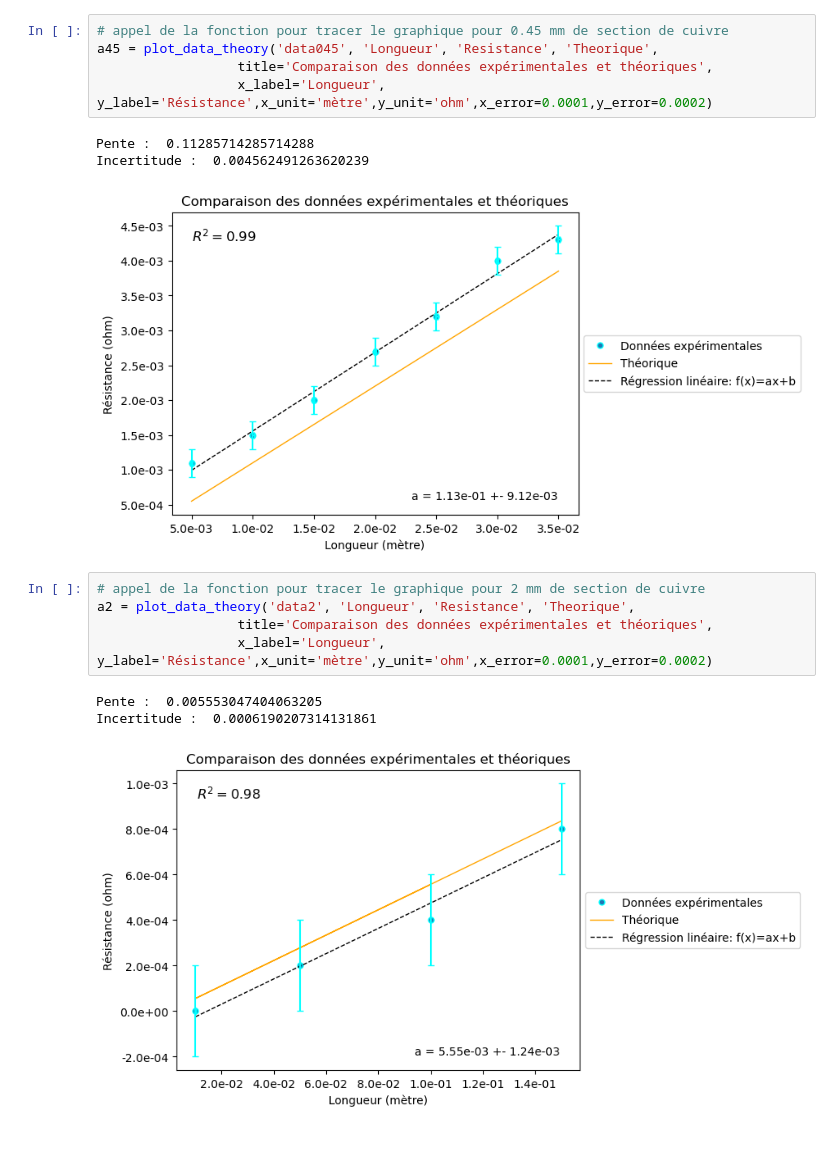
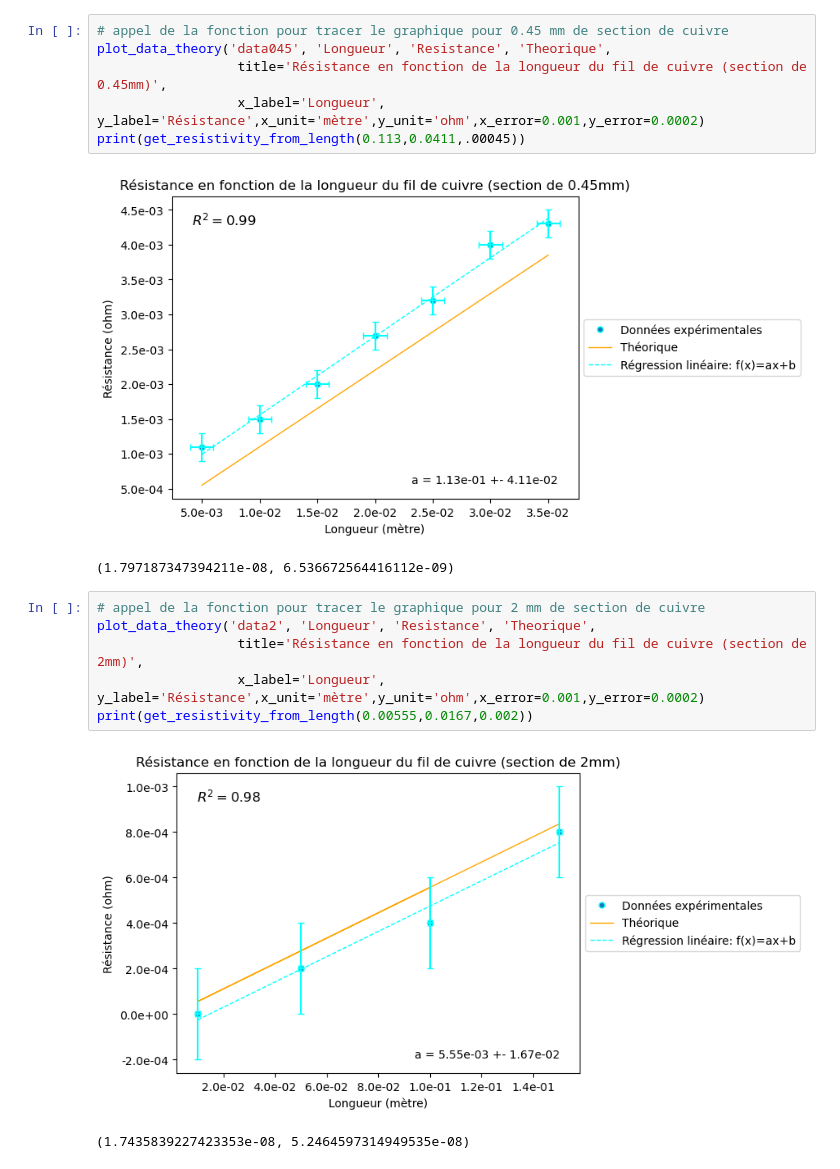
Before and after one commit to lucasboistay/resistivity_experimentation, a Jupyter notebook: data_analyse.ipynb, the cells around one changed output. Drawn from its saved outputs; the diff is of its cells as text; blank space fills up the shorter version.

Commit message:
Ajout du bon fonctionnement de la méthode pour incertitude de la pente

```diff
--- a/data_analyse.ipynb
+++ b/data_analyse.ipynb
@@ -69,18 +95,18 @@ def plot_data_theory(datafile, x_col, y_col, theory_col, title='', x_label='', y
 # %%
 # appel de la fonction pour tracer le graphique pour 0.45 mm de section de cuivre
-a45 = plot_data_theory('data045', 'Longueur', 'Resistance', 'Theorique',
-                  title='Comparaison des données expérimentales et théoriques',
-                  x_label='Longueur', y_label='Résistance',x_unit='mètre',y_unit='ohm',x_error=0.0001,y_error=0.0002)
+plot_data_theory('data045', 'Longueur', 'Resistance', 'Theorique',
+                  title='Résistance en fonction de la longueur du fil de cuivre (section de 0.45mm)',
+                  x_label='Longueur', y_label='Résistance',x_unit='mètre',y_unit='ohm',x_error=0.001,y_error=0.0002)
+print(get_resistivity_from_length(0.113,0.0411,.00045))
 # %% [output]
+[figure, new version]
-Pente :  0.11285714285714288
-Incertitude :  0.004562491263620239
+(1.797187347394211e-08, 6.536672564416112e-09)
-[figure, old version]
 # %%
 # appel de la fonction pour tracer le graphique pour 2 mm de section de cuivre
-a2 = plot_data_theory('data2', 'Longueur', 'Resistance', 'Theorique',
-                  title='Comparaison des données expérimentales et théoriques',
-                  x_label='Longueur', y_label='Résistance',x_unit='mètre',y_unit='ohm',x_error=0.0001,y_error=0.0002)
+plot_data_theory('data2', 'Longueur', 'Resistance', 'Theorique',
+                  title='Résistance en fonction de la longueur du fil de cuivre (section de 2mm)',
+                  x_label='Longueur', y_label='Résistance',x_unit='mètre',y_unit='ohm',x_error=0.001,y_error=0.0002)
+print(get_resistivity_from_length(0.00555,0.0167,0.002))
 # %% [output]
+[figure, new version]
-Pente :  0.005553047404063205
-Incertitude :  0.0006190207314131861
+(1.7435839227423353e-08, 5.2464597314949535e-08)
-[figure, old version]
```
Also changed, not shown: parts of 3 cells of this notebook.
